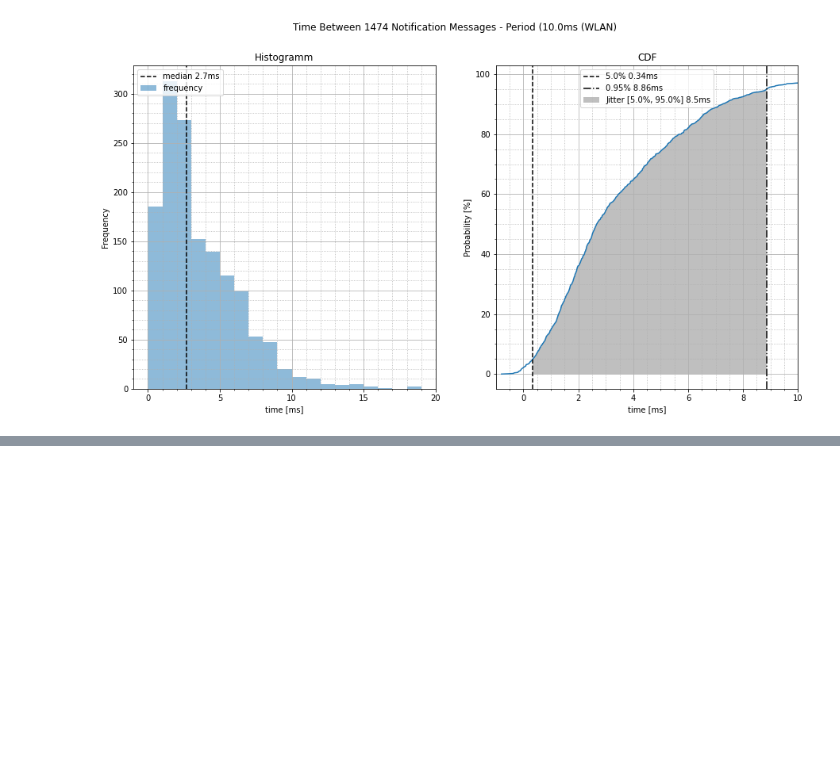
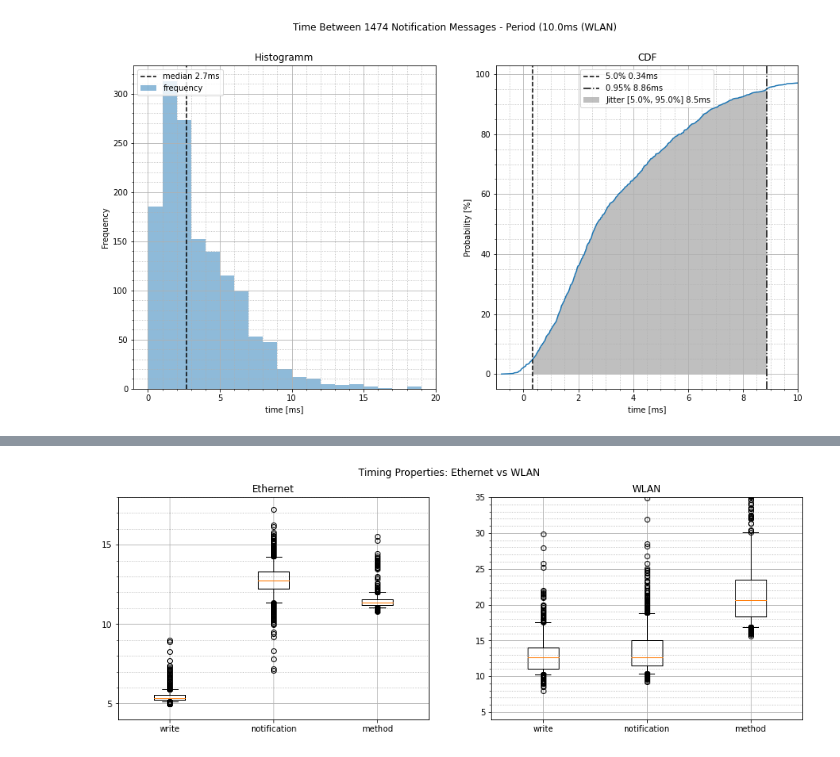
Before and after one commit to NelsonIg/OPC-UA, a Jupyter notebook: src/python/timing/analyse_measurements.ipynb, the cells around one changed output, grey strips where cells are left out. Cells and saved outputs as stored; diff of their text form; code cells hidden in the pictures; blank space fills up the shorter version.

```diff
--- a/src/python/timing/analyse_measurements.ipynb
+++ b/src/python/timing/analyse_measurements.ipynb
@@ -224,0 +239,84 @@ ax[0].yaxis.set_major_locator(MultipleLocator(50))
+# %%
+df_method = pd.read_csv('ethernet_method_cycles_1000_delay_0.csv')
+df_write = pd.read_csv('ethernet_write_value_cycles_1000_delay_0.csv')
+df_sub = pd.read_csv('ethernet_subscription_duration_20_period_10_changeInt_10_queuesize_1.csv')
+ether_notif = df_sub['datachange_notifications']*10**(-6)# [ms]
+ether_write = df_write['write_value']*10**(-6) # [ms]
+ether_method = df_method['method_call']*10**(-6) # [ms]
+
+ether_list = [ether_write, ether_notif, ether_method]
+ether_labels = ['write', 'notification', 'method']
+
+df_method = pd.read_csv('wlan_method_cycles_1000_delay_0.csv')
+df_write = pd.read_csv('wlan_write_value_cycles_1000_delay_0.csv')
+df_sub = pd.read_csv('wlan_subscription_duration_20_period_10_changeInt_10_queuesize_1.csv')
+wlan_notif = df_sub['datachange_notifications']*10**(-6)# [ms]
+wlan_write = df_write['write_value']*10**(-6) # [ms]
+wlan_method = df_method['method_call']*10**(-6) # [ms]
+
+wlan_list = [wlan_write, wlan_notif,  wlan_method]
+wlan_labels = ['write', 'notification', 'method']
+
+box_list = [ether_write, wlan_write, ether_method, wlan_method, ether_notif, wlan_notif]
+box_labels = ['ethernet write', 'wlan write', 'ethernet method', 'wlan method',
+              'ethernet notification messages', 'wlan notifications messages']
+
+fig, ax = plt.subplots(1,2, figsize=(15, 5))
+fig.suptitle('Timing Properties: Ethernet vs WLAN')
+
+ax[0].boxplot(ether_list, labels=ether_labels, whis=(5, 95))
+ax[0].axis(ymin=4, ymax=18)
+ax[0].set_title('Ethernet')
+
+ax[0].yaxis.set_major_locator(MultipleLocator(5))
+# ax[0].xaxis.set_major_locator(MultipleLocator(2))
+# minors relative to majors
+# ax[0].xaxis.set_minor_locator(AutoMinorLocator(4))
+ax[0].yaxis.set_minor_locator(AutoMinorLocator(5))
+ax[0].grid(which='major')
+ax[0].grid(which='minor', linestyle=':')
+
+ax[1].boxplot(wlan_list, labels=wlan_labels, whis=(5, 95))
+ax[1].axis(ymin=4, ymax=35)
+ax[1].set_title('WLAN')
+
+ax[1].yaxis.set_major_locator(MultipleLocator(5))
+# ax[1].xaxis.set_major_locator(MultipleLocator(2))
+# minors relative to majors
+# ax[1].xaxis.set_minor_locator(AutoMinorLocator(4))
+ax[1].yaxis.set_minor_locator(AutoMinorLocator(5))
+ax[1].grid(which='major')
+ax[1].grid(which='minor', linestyle=':')
+plt.show()
+
+# Jitter/Delay Ratio
+ether_jitter = [np.quantile(vec, 0.95)-np.quantile(vec, 0.05) for vec in ether_list] # jitter = 95% - 5%
+ether_ratio = [jitter/ether_list[idx].median() for idx, jitter in enumerate(ether_jitter)] # ratio = jitter/median
+
+wlan_jitter = [np.quantile(vec, 0.95)-np.quantile(vec, 0.05) for vec in wlan_list]
+wlan_ratio = [jitter/wlan_list[idx].median() for idx, jitter in enumerate(wlan_jitter)] # ratio = jitter/median
+
+# draw ratio as radius of circle
+fig, ax = plt.subplots(figsize=(15, 5))
+colors = ['r', 'b']
+labels = ['WLAN', 'Ethernet']
+circles = []
+alphas = [0.5, 1]
+for icase, test_case in enumerate([wlan_ratio, ether_ratio]):
+    for idx, ratio in enumerate(test_case):
+        if idx==0: # set label for first circle
+            circle = plt.Circle((idx*2, 1), ratio, color=colors[icase], alpha=alphas[icase])
+            circles.append(circle) # store circle for legend
+        else:
+            circle = plt.Circle((idx*2, 1), ratio, color=colors[icase], alpha=alphas[icase])
+        ax.set_aspect(1) # same scaling form data to plot units for x and y
+        ax.add_artist(circle)
+
+ax.legend(circles, labels)
+ax.axis(xmin=-1, xmax=6, ymin=0, ymax=2)
+plt.xticks([0, 2, 4], ether_labels)
+ax.yaxis.set_major_locator(MultipleLocator(0.5))
+ax.yaxis.set_minor_locator(AutoMinorLocator(5))
+plt.show()
+# %% [output]
+[figure, added]
```
Also changed, not shown: parts of 7 cells of this notebook.
